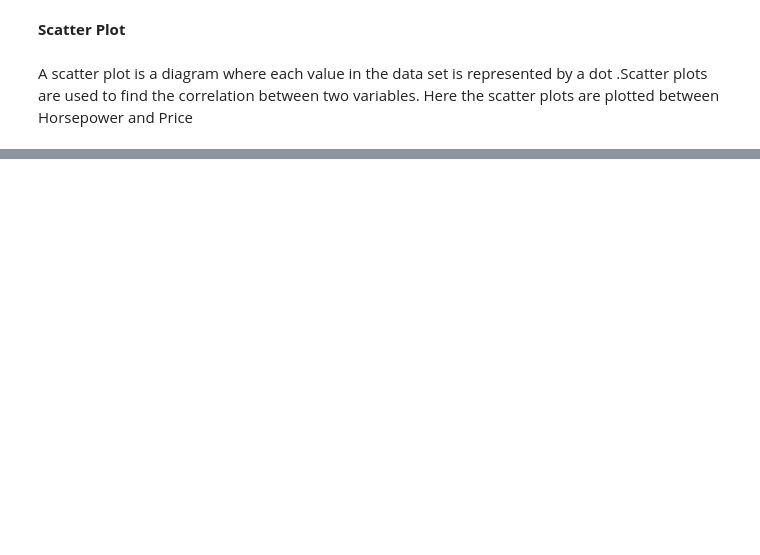
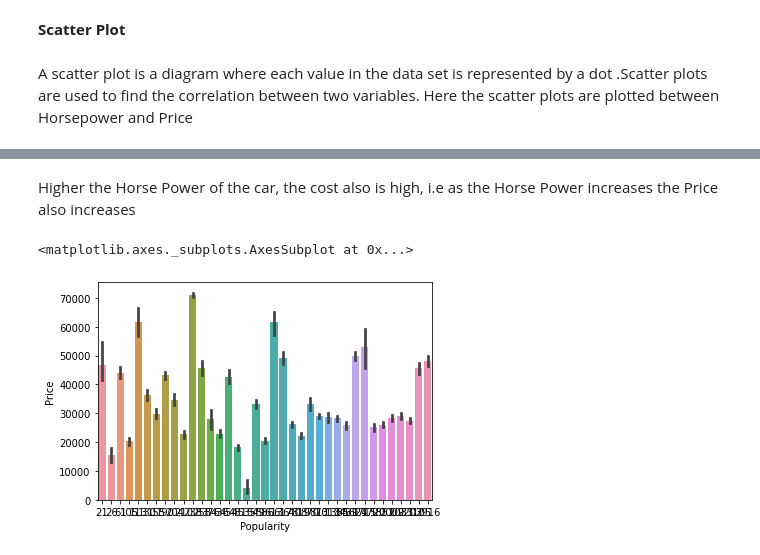
Before and after one commit to pranav-2410/Exploratory-data-analysis-of-car-features, a Jupyter notebook: Project_ML.ipynb, the cells around one changed output, grey strips where cells are left out. Drawn from its saved outputs; the diff is of its cells as text; code cells hidden in the pictures; blank space fills up the shorter version.

```diff
--- a/Project_ML.ipynb
+++ b/Project_ML.ipynb
@@ -439,0 +464,10 @@ Text(0.0, 1.0, 'SCATTER PLOT FOR CORRELATION MATRIX')
+# %% [markdown]
+Higher the Horse Power of the car, the cost also is high,
+i.e as the Horse Power increases the Price also increases
+# %%
+#plot between Popularity and Price
+
+sns.barplot(data['Popularity'], data['Price'])
+# %% [output]
+<matplotlib.axes._subplots.AxesSubplot at 0x...>
+[figure, added]
```
Also changed, not shown: parts of 17 cells of this notebook.
